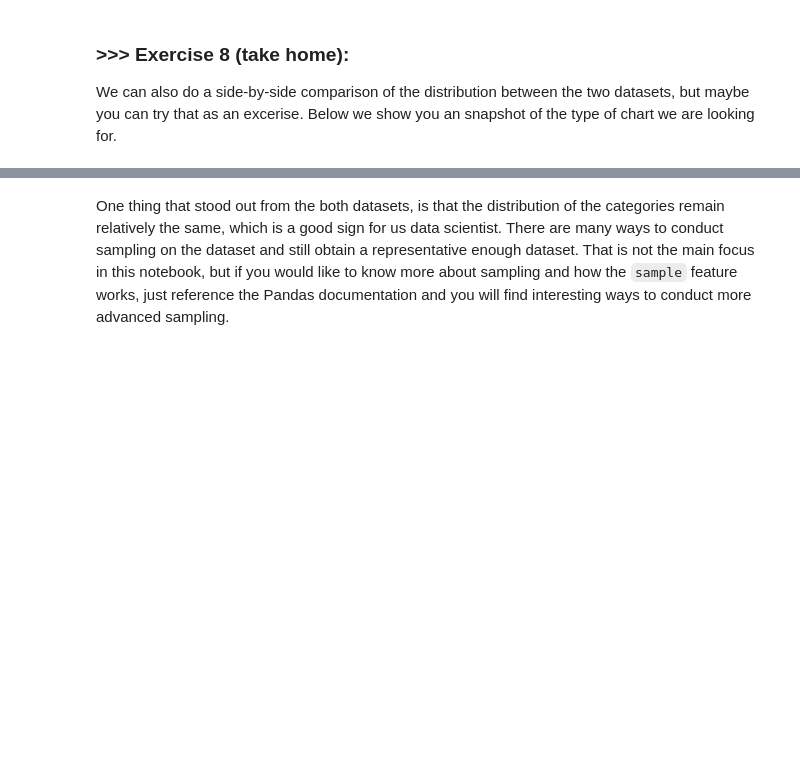
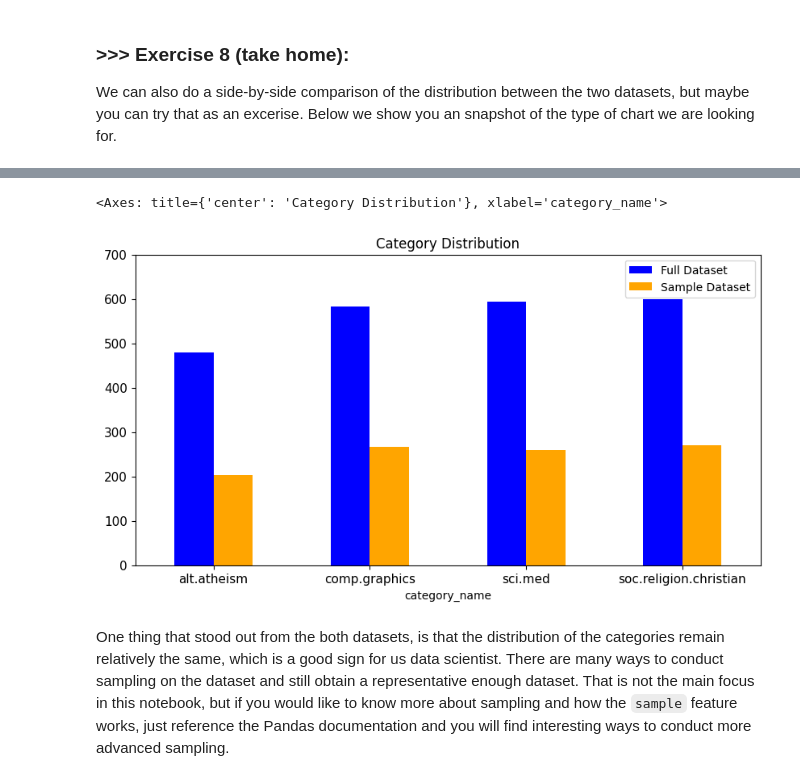
Before and after one commit to chiuinggum/DM2024-Lab1-Master, a Jupyter notebook: DM2024-Lab1-Master.ipynb, the cells around one changed output, grey strips where cells are left out. Cells and saved outputs as stored; diff of their text form; code cells hidden in the pictures; blank space fills up the shorter version.

```diff
--- a/DM2024-Lab1-Master.ipynb
+++ b/DM2024-Lab1-Master.ipynb
@@ -916,3 +905,22 @@ We can also do a side-by-side comparison of the distribution between the two dat
+# %%
+# Answer here
+category_counts = X.category_name.value_counts()
+category_counts_sample = X_sample.category_name.value_counts()
+
+combined_df = pd.DataFrame({
+    'Full Dataset': category_counts,
+    'Sample Dataset': category_counts_sample
+}).fillna(0)
+
+combined_df.plot(kind='bar',
+                 title='Category Distribution',
+                 ylim=[0, max(700, upper_bound)],
+                 rot=0, fontsize=11,
+                 figsize=(10, 5),
+                 color=['blue', 'orange'])
+# %% [output]
+<Axes: title={'center': 'Category Distribution'}, xlabel='category_name'>
+[figure, added]
 # %% [markdown]
 One thing that stood out from the both datasets, is that the distribution of the categories remain relatively the same, which is a good sign for us data scientist. There are many ways to conduct sampling on the dataset and still obtain a representative enough dataset. That is not the main focus in this notebook, but if you would like to know more about sampling and how the `sample` feature works, just reference the Pandas documentation and you will find interesting ways to conduct more advanced sampling.
 # %% [markdown]
```
Also changed, not shown: parts of 51 cells of this notebook.
